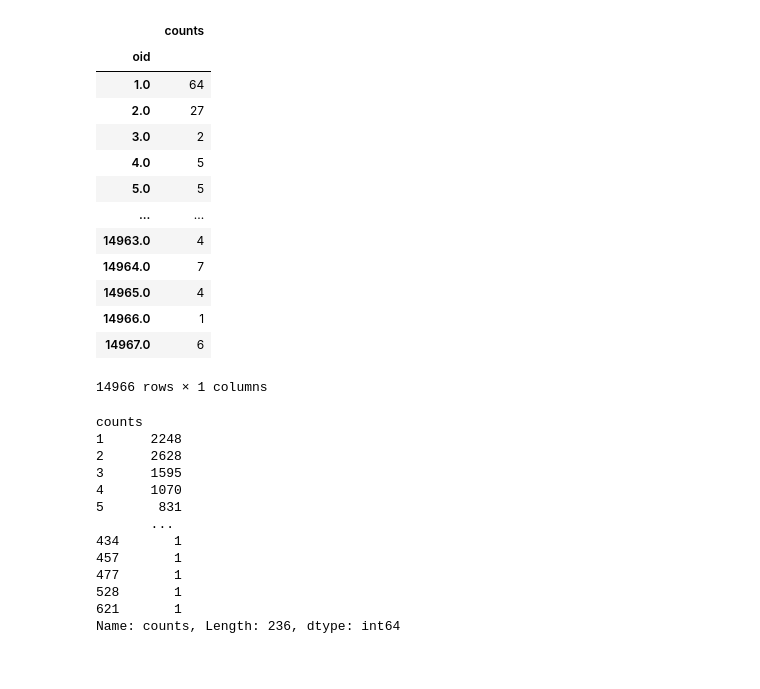
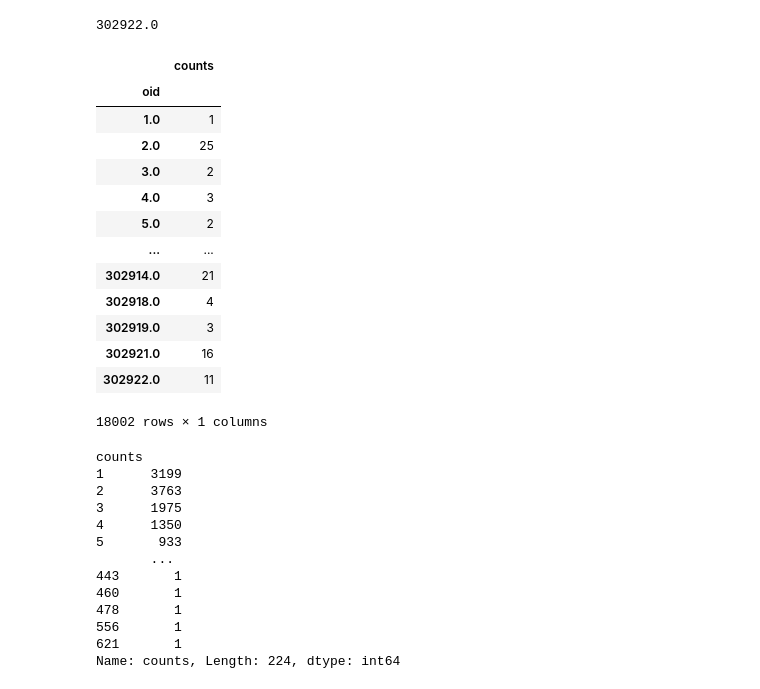
Before and after one commit to data-modeler/rnn-surv, a Jupyter notebook: notebooks/explore_rain_final.ipynb, the cells around one changed output. Saved outputs shown, nothing was run; the diff lists cells and outputs as text; code cells hidden in the pictures.

```diff
--- a/notebooks/explore_rain_final.ipynb
+++ b/notebooks/explore_rain_final.ipynb
@@ -3,45 +3,51 @@ import pandas as pd
 import numpy as np
 import matplotlib.pyplot as plt
 # %%
-dat = pd.read_csv('../data/processed/rain_X_train.csv', header=None, nrows=200000)
+X_train = pd.read_csv('../data/processed/rain_X_train.csv', header=None, nrows=200000)
+y_train = pd.read_csv('../data/processed/rain_y_train.csv', header=None, nrows=200000)
 # %%
-dat.rename({0: 'oid'}, axis=1, inplace=True)
+X_train.rename({0: 'oid'}, axis=1, inplace=True)
+y_train.rename({0: 'oid'}, axis=1, inplace=True)
+# %%
+np.max(X_train.oid)
+# %% [output]
+302922.0
 # %%
-cts = pd.DataFrame(dat.groupby('oid')['oid'].value_counts().droplevel(0))
+cts = pd.DataFrame(X_train.groupby('oid')['oid'].value_counts().droplevel(0))
 cts.columns = ['counts']
 cts
 # %% [output]
 |  | counts |
 | oid |  |
-| 1.0 | 64 |
-| 2.0 | 27 |
+| 1.0 | 1 |
+| 2.0 | 25 |
 | 3.0 | 2 |
-| 4.0 | 5 |
-| 5.0 | 5 |
+| 4.0 | 3 |
+| 5.0 | 2 |
 | ... | ... |
-| 14963.0 | 4 |
-| 14964.0 | 7 |
-| 14965.0 | 4 |
-| 14966.0 | 1 |
-| 14967.0 | 6 |
+| 302914.0 | 21 |
+| 302918.0 | 4 |
+| 302919.0 | 3 |
+| 302921.0 | 16 |
+| 302922.0 | 11 |
-14966 rows × 1 columns
+18002 rows × 1 columns
 # %%
 seq_lengths = cts.reset_index().groupby('counts')['counts'].value_counts().droplevel(0)
 seq_lengths
 # %% [output]
 counts
-1      2248
-2      2628
-3      1595
-4      1070
-5       831
+1      3199
+2      3763
+3      1975
+4      1350
+5       933
        ...
-434       1
-457       1
-477       1
-528       1
+443       1
+460       1
+478       1
+556       1
 621       1
-Name: counts, Length: 236, dtype: int64
+Name: counts, Length: 224, dtype: int64
 # %%
 sizes = np.array(seq_lengths.index)
 
```
Also changed, not shown: parts of 11 cells of this notebook, 1 other file.
